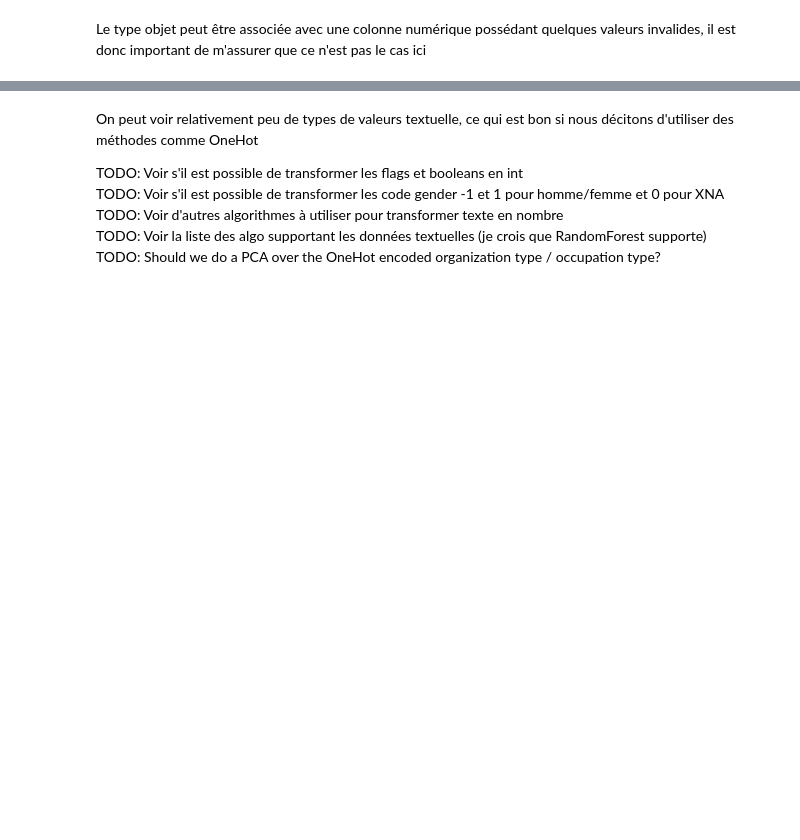
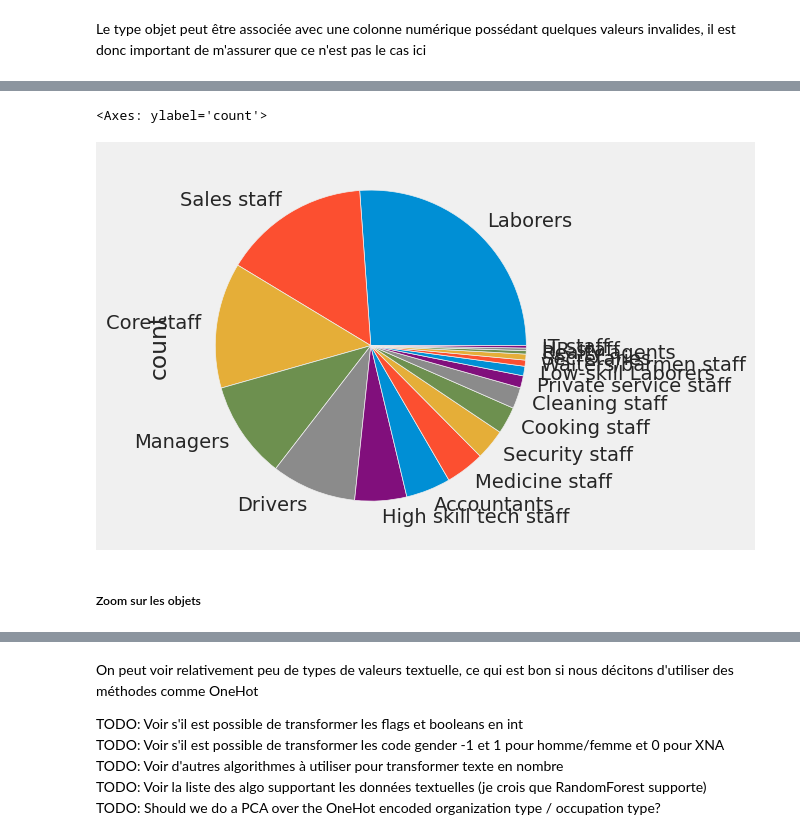
Before and after one commit to gndu91/p7, a Jupyter notebook: deliverables/GHOUL_Nadir_0_eda.ipynb, the cells around one changed output, grey strips where cells are left out. Cells and saved outputs as stored; diff of their text form; code cells hidden in the pictures; blank space fills up the shorter version.

```diff
--- a/deliverables/GHOUL_Nadir_0_eda.ipynb
+++ b/deliverables/GHOUL_Nadir_0_eda.ipynb
@@ -332,3 +483,12 @@ pd.DataFrame(
+# %%
+train = get_dataset('application_train')
+# %%
+train.OCCUPATION_TYPE.value_counts().plot.pie()
+# %% [output]
+<Axes: ylabel='count'>
+[figure, added]
+# %% [markdown]
+##### Zoom sur les objets
 # %%
 tmp = pd.DataFrame(
     data=[[col_name, len(app_train[col_name].unique())] for col_name in
```
Also changed, not shown: parts of 37 cells of this notebook.
